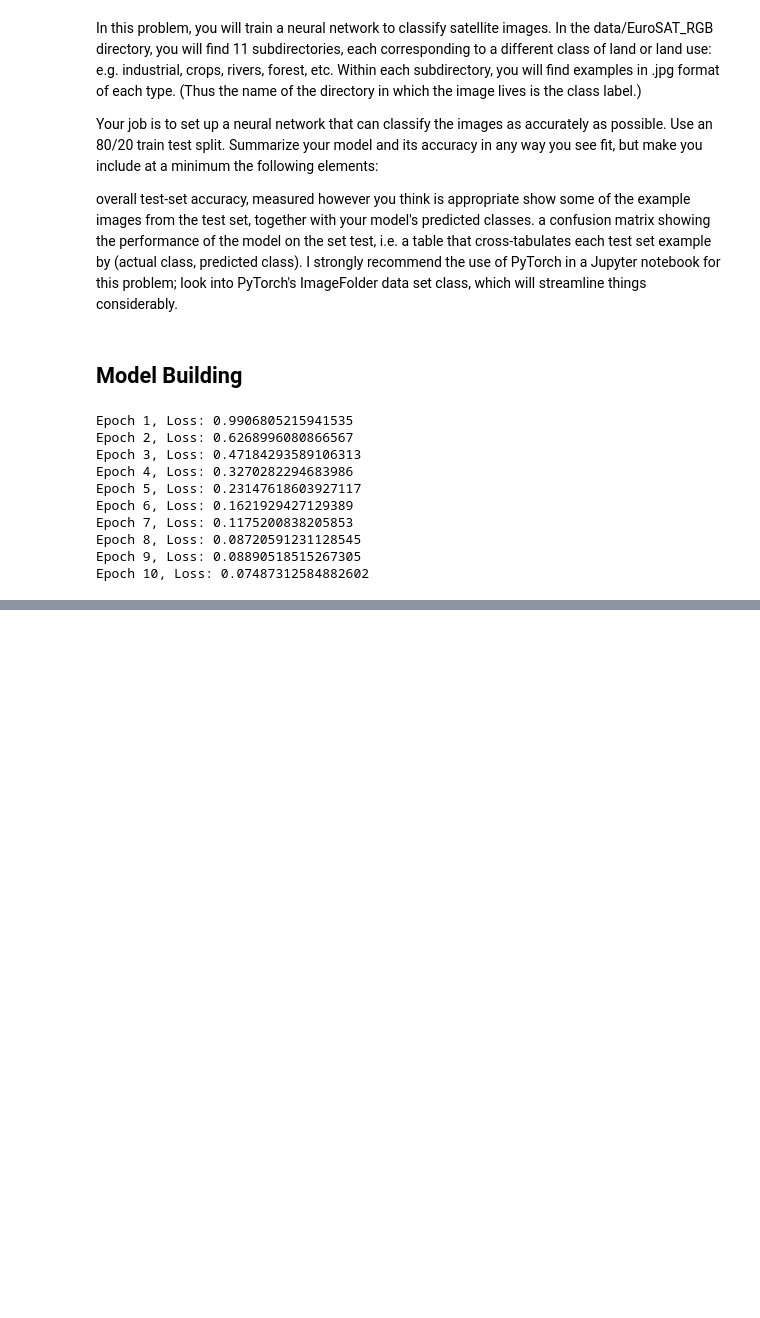
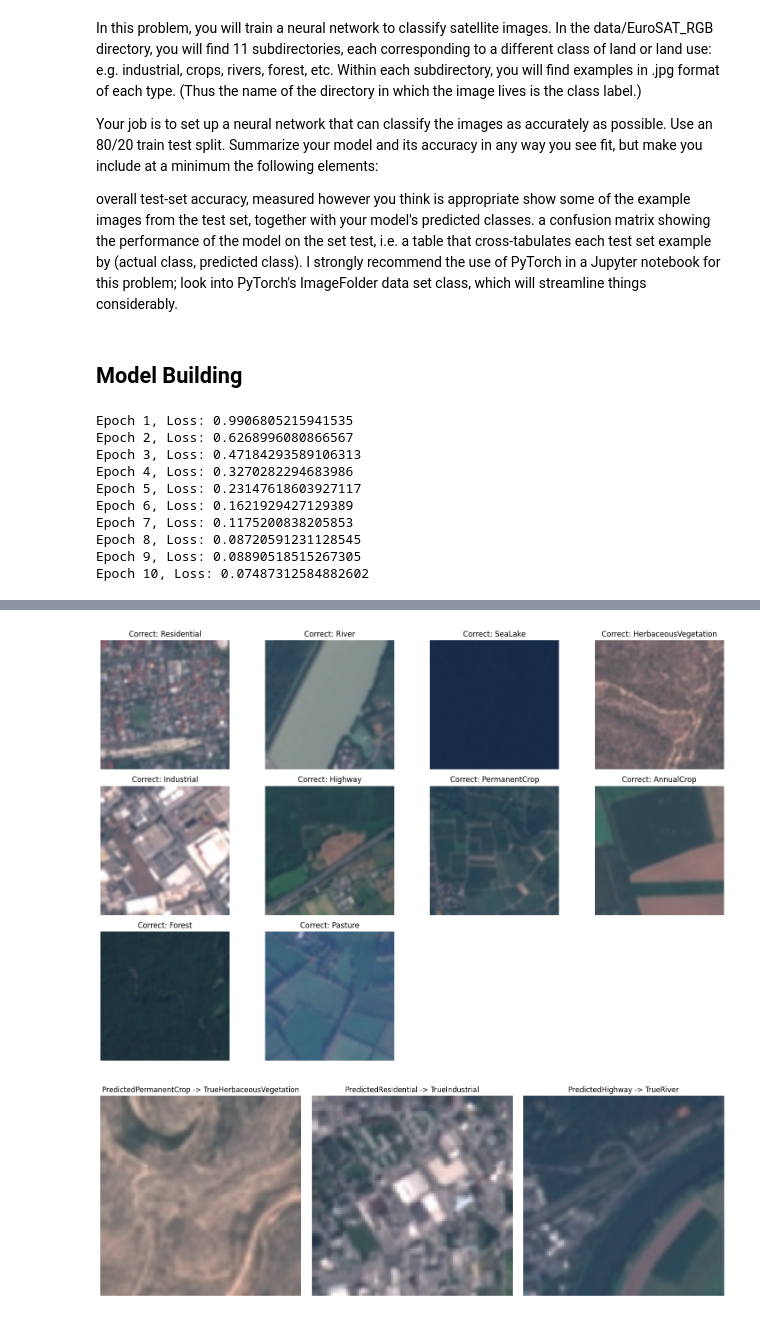
Before and after one commit to shaunakdivine/sta380exercises, a Jupyter notebook: imageClassificationNN.ipynb, the cells around one changed output, grey strips where cells are left out. Cells and saved outputs as stored; diff of their text form; code cells hidden in the pictures; blank space fills up the shorter version.

```diff
--- a/imageClassificationNN.ipynb
+++ b/imageClassificationNN.ipynb
@@ -130,0 +140,64 @@ Test set accuracy: 0.84
+# %%
+import matplotlib.pyplot as plt
+import numpy as np
+
+
+correct_per_class = {}
+incorrect_cases = {}
+
+with torch.no_grad():
+    for images, labels in test_loader:
+        outputs = model(images)
+        _, preds = torch.max(outputs, 1)
+
+        for i in range(len(labels)):
+            true_label = labels[i].item()
+            predicted_label = preds[i].item()
+            image = images[i].cpu().numpy().transpose(1, 2, 0)
+            image = image * np.array([0.229, 0.224, 0.225]) + np.array([0.485, 0.456, 0.406])
+            image = np.clip(image, 0, 1)
+
+
+            if true_label == predicted_label and true_label not in correct_per_class:
+                correct_per_class[true_label] = image
+
+            ## these are just interesting cases I wanted to check based on the confusion matrix
+            if true_label == dataset.class_to_idx['HerbaceousVegetation'] and predicted_label == dataset.class_to_idx['PermanentCrop']:
+                incorrect_cases['PredictedPermanentCrop_TrueHerbaceousVegetation'] = image
+            elif true_label == dataset.class_to_idx['River'] and predicted_label == dataset.class_to_idx['Highway']:
+                incorrect_cases['PredictedHighway_TrueRiver'] = image
+            elif true_label == dataset.class_to_idx['Industrial'] and predicted_label == dataset.class_to_idx['Residential']:
+                incorrect_cases['PredictedResidential_TrueIndustrial'] = image
+
+
+            if len(correct_per_class) == len(classes) and len(incorrect_cases) >= 3:
+                break
+
+
+plt.figure(figsize=(15, 10))
+for idx, (class_idx, image) in enumerate(correct_per_class.items()):
+    plt.subplot(3, 4, idx + 1)
+    plt.imshow(image)
+    plt.title(f"Correct: {classes[class_idx]}")
+    plt.axis('off')
+
+plt.tight_layout()
+plt.show()
+
+
+num_incorrect_cases = len(incorrect_cases)
+num_cols = min(num_incorrect_cases, 3)
+num_rows = (num_incorrect_cases + num_cols - 1) // num_cols
+
+plt.figure(figsize=(15, 5 * num_rows))
+for idx, (description, image) in enumerate(incorrect_cases.items()):
+    plt.subplot(num_rows, num_cols, idx + 1)
+    plt.imshow(image)
+    plt.title(description.replace('_', ' -> '))
+    plt.axis('off')
+
+plt.tight_layout()
+plt.show()
+# %% [output]
+[figure, added]
+[figure, added]
```
Also changed, not shown: parts of 2 cells of this notebook.
